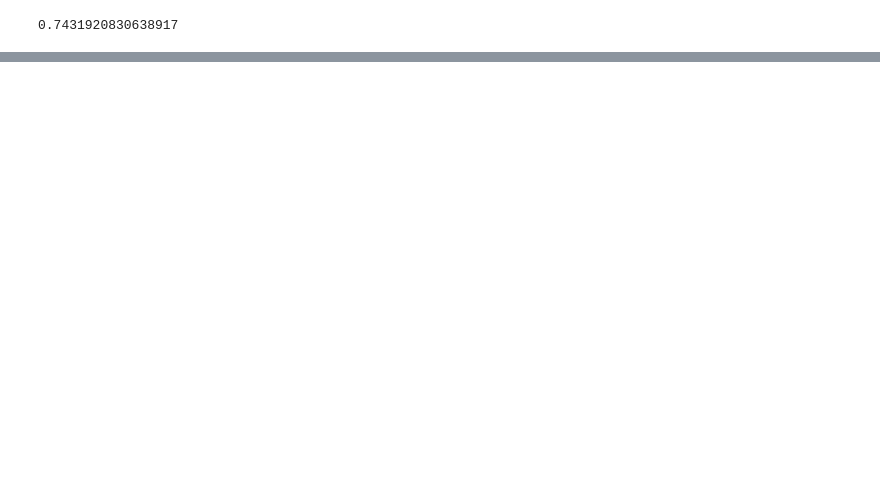
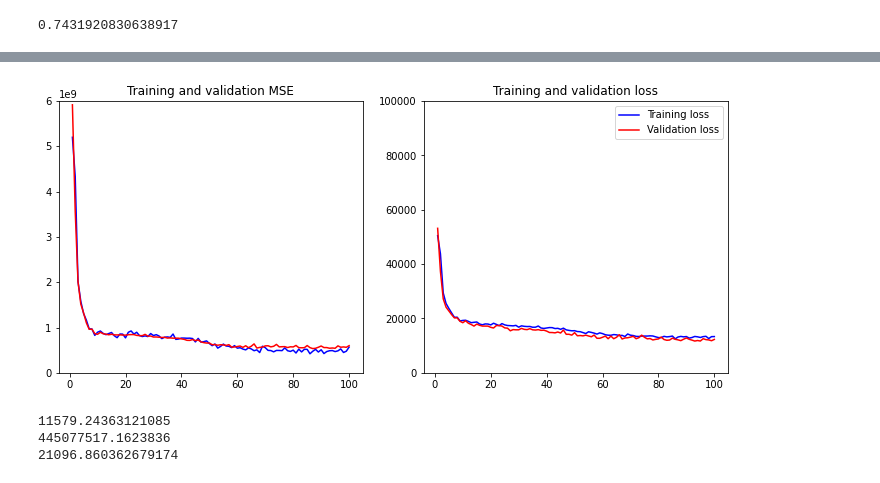
Before and after one commit to hgf777-br/trabalho-final-bootcamp, a Jupyter notebook: Ex3-hgf.ipynb, the cells around one changed output, grey strips where cells are left out. Cells and saved outputs as stored; diff of their text form; code cells hidden in the pictures; blank space fills up the shorter version.

```diff
--- a/Ex3-hgf.ipynb
+++ b/Ex3-hgf.ipynb
@@ -30,6 +34,26 @@ def percentual_outlier(data):
     num_outliers =  np.sum((data < minimum) | (data > maximum))
     num_total = data.count()
     return (num_outliers/num_total)*100
+
+def plot_history(history):
+    mse = history.history['mse']
+    val_mse = history.history['val_mse']
+    loss = history.history['loss']
+    val_loss = history.history['val_loss']
+    x = range(1, len(mse) + 1)
+
+    plt.figure(figsize=(12, 5))
+    plt.subplot(1, 2, 1)
+    plt.ylim(0,6000000000)
+    plt.plot(x, mse, 'b', label='Training MSE')
+    plt.plot(x, val_mse, 'r', label='Validation MSE')
+    plt.title('Training and validation MSE')
+    plt.subplot(1, 2, 2)
+    plt.ylim(0,100000)
+    plt.plot(x, loss, 'b', label='Training loss')
+    plt.plot(x, val_loss, 'r', label='Validation loss')
+    plt.title('Training and validation loss')
+    plt.legend()
 # %% [markdown]
 # Carregando os Dados
 # %%
@@ -187,3 +205,24 @@ lin_elastic = elastic.fit(x_train, y_train)
 lin_elastic.score(x_test, y_test)
 # %% [output]
 0.7431920830638917
+# %%
+mmsc = StandardScaler()
+x_mmsc = mmsc.fit_transform(x)
+
+x_train, x_test, y_train, y_test = train_test_split(x_mmsc, y, test_size=0.2, random_state=42)
+# %%
+model = Sequential()
+model.add(Dense(128, input_dim=19, activation='relu'))
+model.add(Dropout(0.3))
+model.add(Dense(256, activation='relu'))
+model.add(Dropout(0.3))
+model.add(Dense(128, activation='relu'))
+model.add(Dropout(0.3))
+model.add(Dense(64, activation='relu'))
+model.add(Dropout(0.3))
+model.add(Dense(1, activation='linear'))
+# %%
+checkpointer = ModelCheckpoint(filepath='./modelo_mlp_ex4.hdf5', verbose=1, save_best_only=True, monitor='val_mse')
+
+model.compile(loss='mae', optimizer='adam', metrics=['mse'])
+history = model.fit(x_train, y_train, epochs=100, batch_size=32, validation_split=0.1, callbacks=[checkpointer])
@@ -189,0 +247,4 @@ lin_elastic.score(x_test, y_test)
+# %%
+plot_history(history)
+# %% [output]
+[figure, added]
@@ -189,0 +255,8 @@ lin_elastic.score(x_test, y_test)
+# %%
+print(mean_absolute_error(y_test, y_pred))
+print(mean_squared_error(y_test, y_pred))
+print(math.sqrt(mean_squared_error(y_test, y_pred)))
+# %% [output]
+11579.24363121085
+445077517.1623836
+21096.860362679174
```
Also changed, not shown: parts of 7 cells of this notebook, 3 other files.
